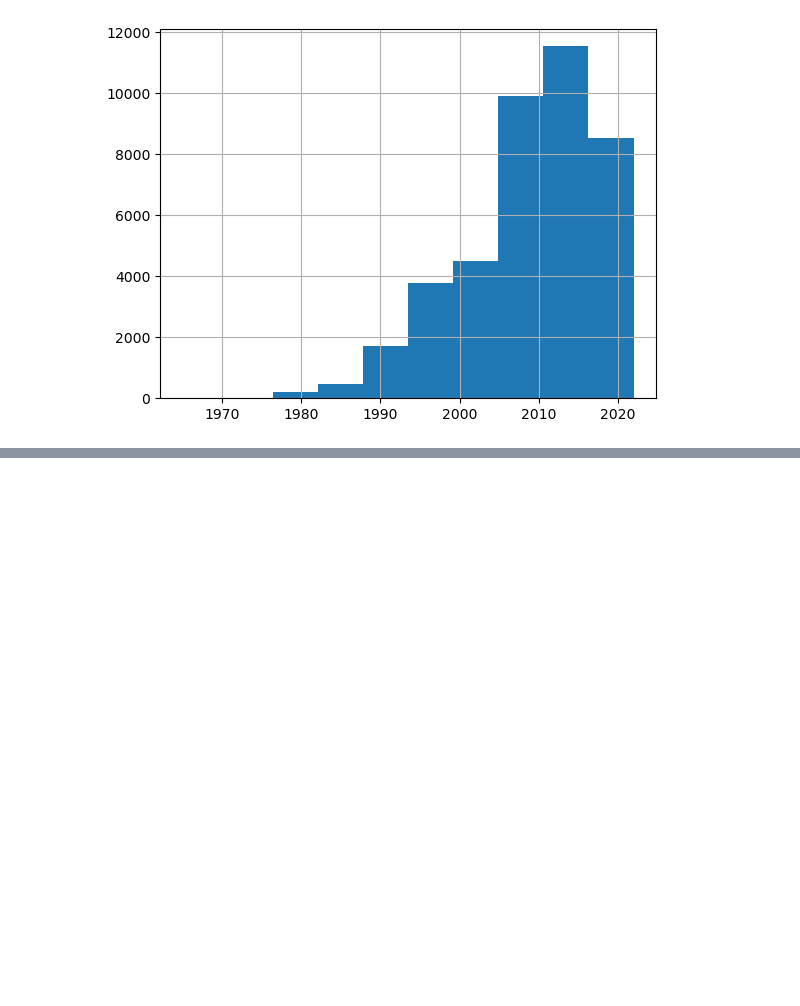
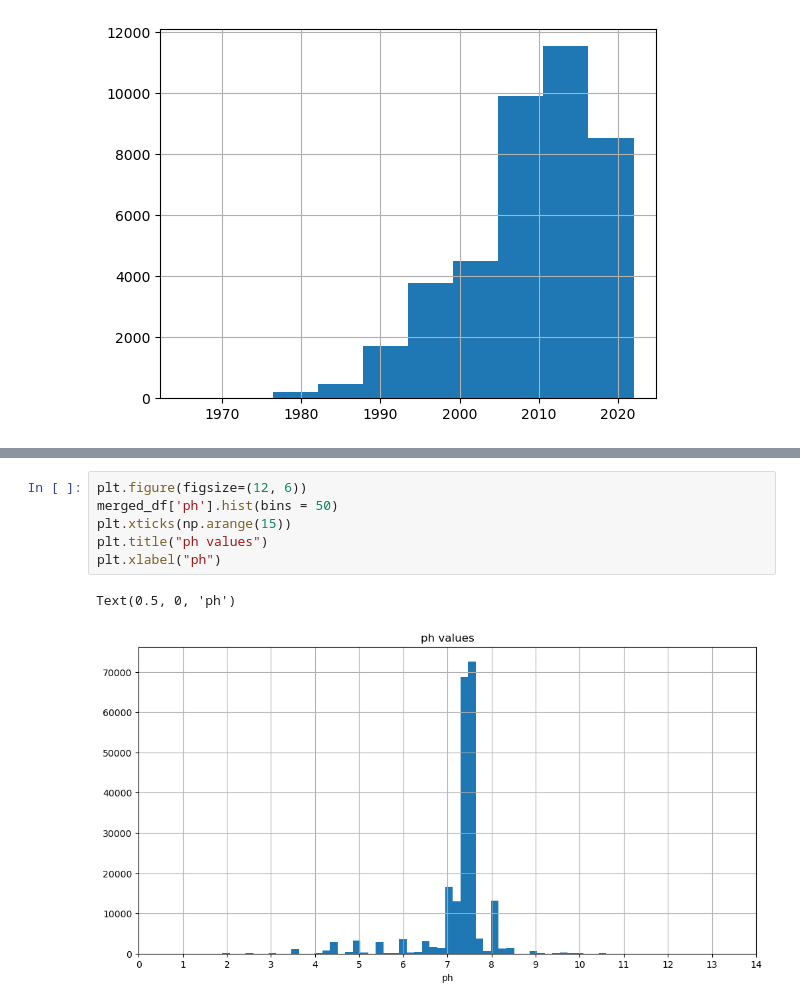
Before and after one commit to matheogodenzi/HyperBabbage, a Jupyter notebook: preprocessing.ipynb, the cells around one changed output, grey strips where cells are left out. Drawn from its saved outputs; the diff is of its cells as text; blank space fills up the shorter version.

```diff
--- a/preprocessing.ipynb
+++ b/preprocessing.ipynb
@@ -345,0 +552,9 @@ df_dois['year'].hist()
+# %%
+plt.figure(figsize=(12, 6))
+merged_df['ph'].hist(bins = 50)
+plt.xticks(np.arange(15))
+plt.title("ph values")
+plt.xlabel("ph")
+# %% [output]
+Text(0.5, 0, 'ph')
+[figure, added]
```
Also changed, not shown: parts of 28 cells of this notebook.
